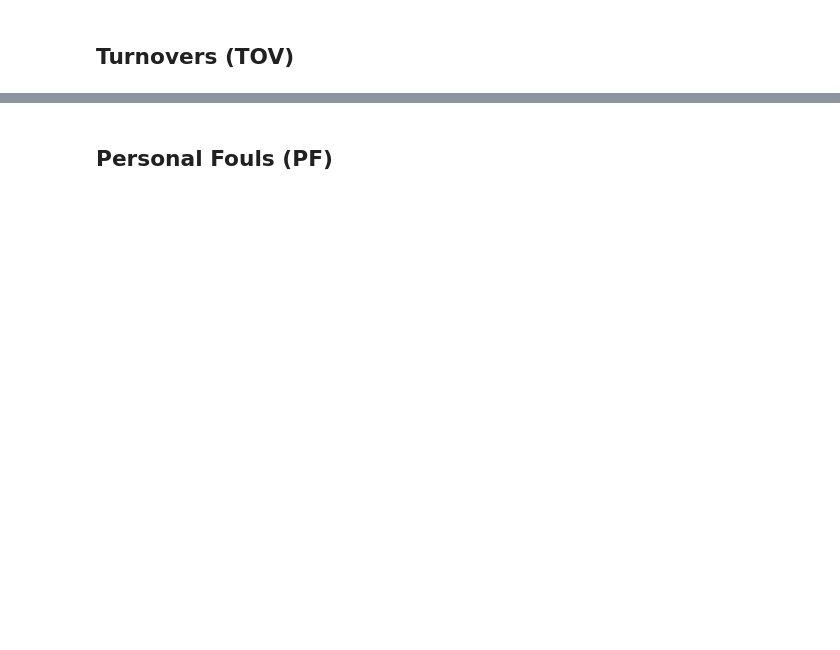
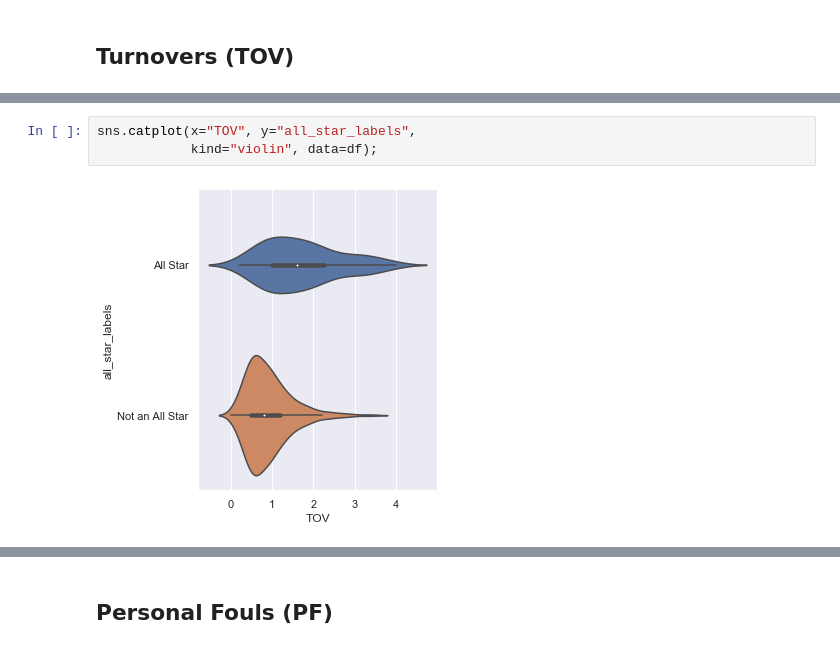
Before and after one commit to coleppert/NBA_AllStar_Prediction_Model, a Jupyter notebook: EDA-FeatureEngineering/Exploratory Data Analysis.ipynb, the cells around one changed output, grey strips where cells are left out. Saved outputs shown, nothing was run; the diff lists cells and outputs as text; blank space fills up the shorter version.

```diff
--- a/EDA-FeatureEngineering/Exploratory Data Analysis.ipynb
+++ b/EDA-FeatureEngineering/Exploratory Data Analysis.ipynb
@@ -789,0 +815,5 @@ Pearsons correlation between belongs_to_collection and revenue: 0.335
+# %%
+sns.catplot(x="TOV", y="all_star_labels",
+            kind="violin", data=df);
+# %% [output]
+[figure, added]
```
Also changed, not shown: parts of 37 cells of this notebook.
